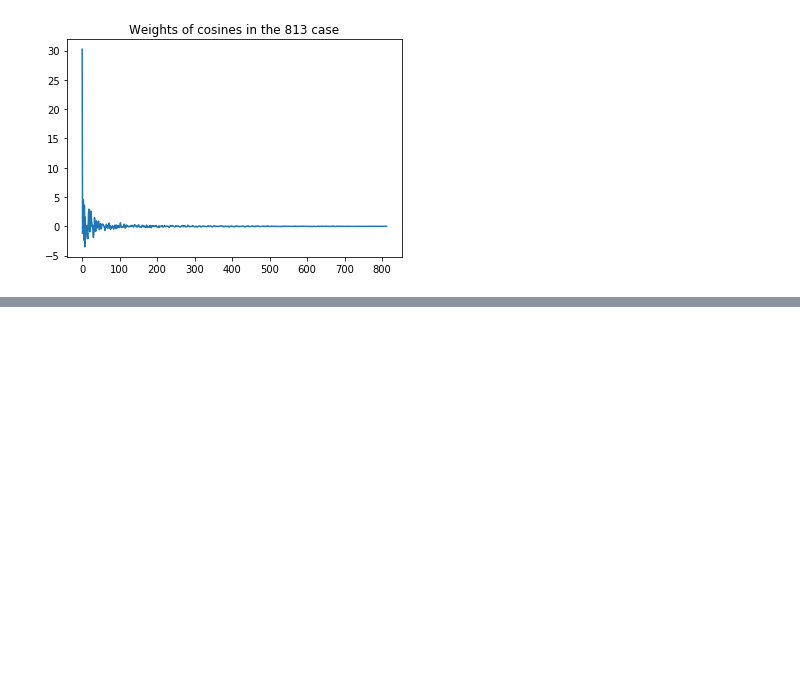
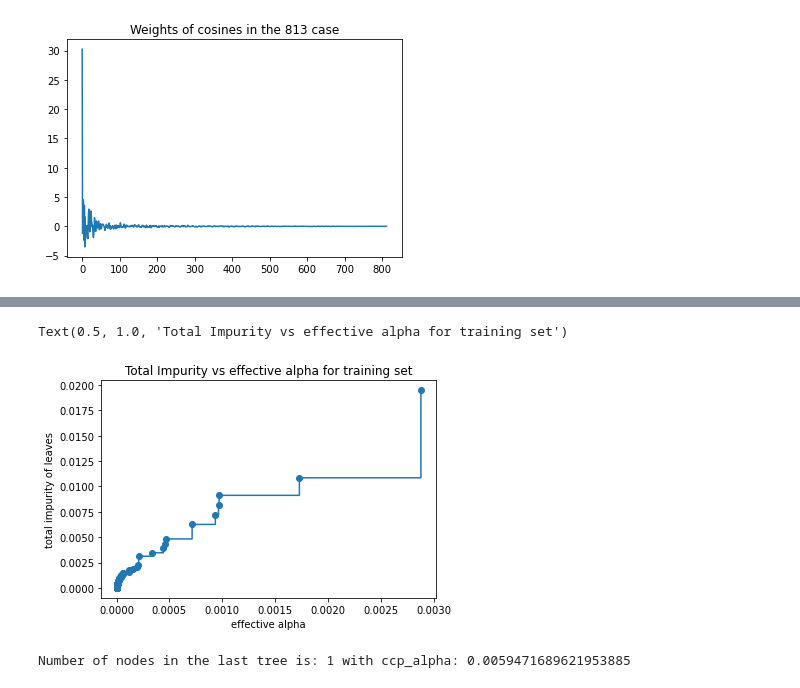
Before and after one commit to GSmithApps/LinearProject, a Jupyter notebook: src/pupslice-regression.ipynb, the cells around one changed output, grey strips where cells are left out. Cells and saved outputs as stored; diff of their text form; code cells hidden in the pictures; blank space fills up the shorter version.

```diff
--- a/src/pupslice-regression.ipynb
+++ b/src/pupslice-regression.ipynb
@@ -145,0 +148,25 @@ plt.show()
+# %%
+clf = DecisionTreeRegressor(random_state=0)
+path = clf.cost_complexity_pruning_path(df['x'].values.reshape(-1, 1), df['y'])
+ccp_alphas, impurities = path.ccp_alphas, path.impurities
+fig, ax = plt.subplots()
+ax.plot(ccp_alphas[:-1], impurities[:-1], marker="o", drawstyle="steps-post")
+ax.set_xlabel("effective alpha")
+ax.set_ylabel("total impurity of leaves")
+ax.set_title("Total Impurity vs effective alpha for training set")
+# %% [output]
+Text(0.5, 1.0, 'Total Impurity vs effective alpha for training set')
+[figure, added]
+# %%
+clfs = []
+for ccp_alpha in ccp_alphas:
+    clf = DecisionTreeRegressor(random_state=0, ccp_alpha=ccp_alpha)
+    clf.fit(df['x'].values.reshape(-1, 1), df['y'])
+    clfs.append(clf)
+print(
+    "Number of nodes in the last tree is: {} with ccp_alpha: {}".format(
+        clfs[-1].tree_.node_count, ccp_alphas[-1]
+    )
+)
+# %% [output]
+Number of nodes in the last tree is: 1 with ccp_alpha: 0.0059471689621953885
```
Also changed, not shown: parts of 11 cells of this notebook, 13 other files.
